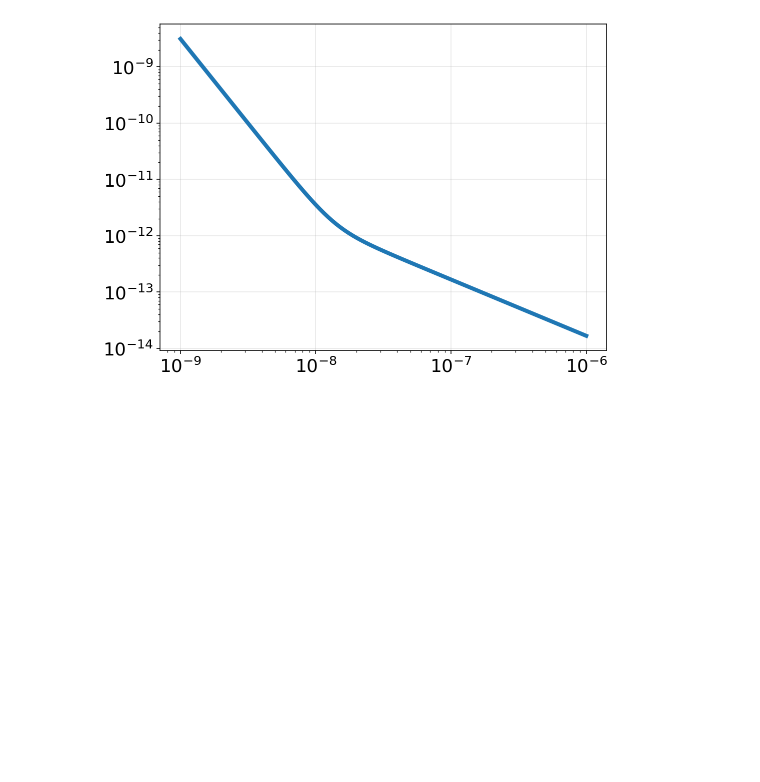
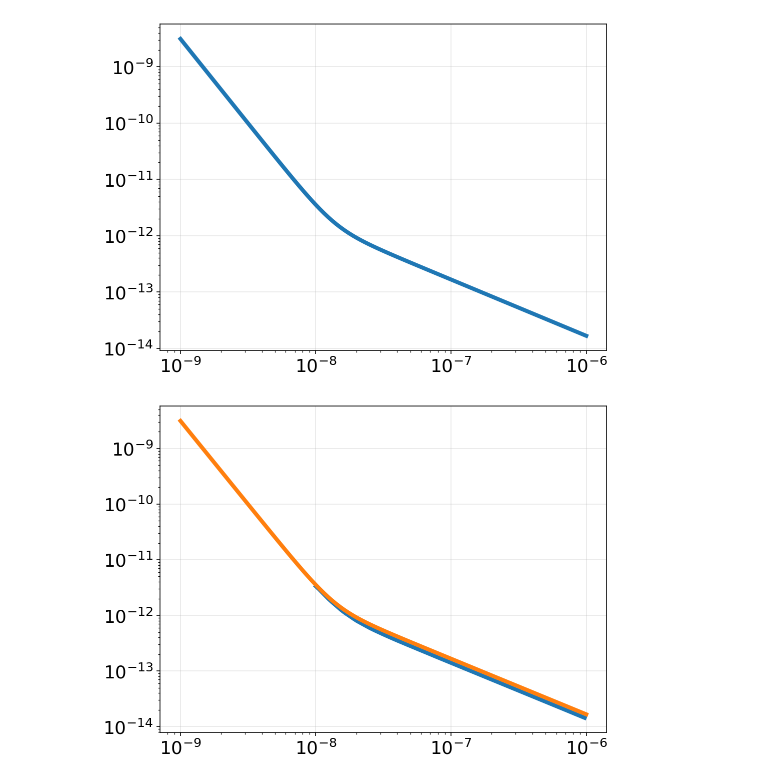
Before and after one commit to StanfordMossbauer/mossbauer_study, a Jupyter notebook: examples/example.ipynb, the cells around one changed output. Cells and saved outputs as stored; diff of their text form; code cells hidden in the pictures; blank space fills up the shorter version.

```diff
--- a/examples/example.ipynb
+++ b/examples/example.ipynb
@@ -220,3 +220,12 @@ plt.xscale('log')
 plt.yscale('log')
 # %% [output]
 [figure]
+# %%
+df = pd.read_csv('../../data/mossbauer_fe57_down_quark_modulus_sensitivity.txt', names=['a', 'b'])
+plt.plot(df['a'], mossbauer.physics.alpha_to_yukawa(df['b']))
+plt.plot(r, yuk)
+plt.xscale('log')
+plt.yscale('log')
+plt.show()
+# %% [output]
+[figure, added]
```
Also changed, not shown: parts of 2 cells of this notebook, 2 other files.
